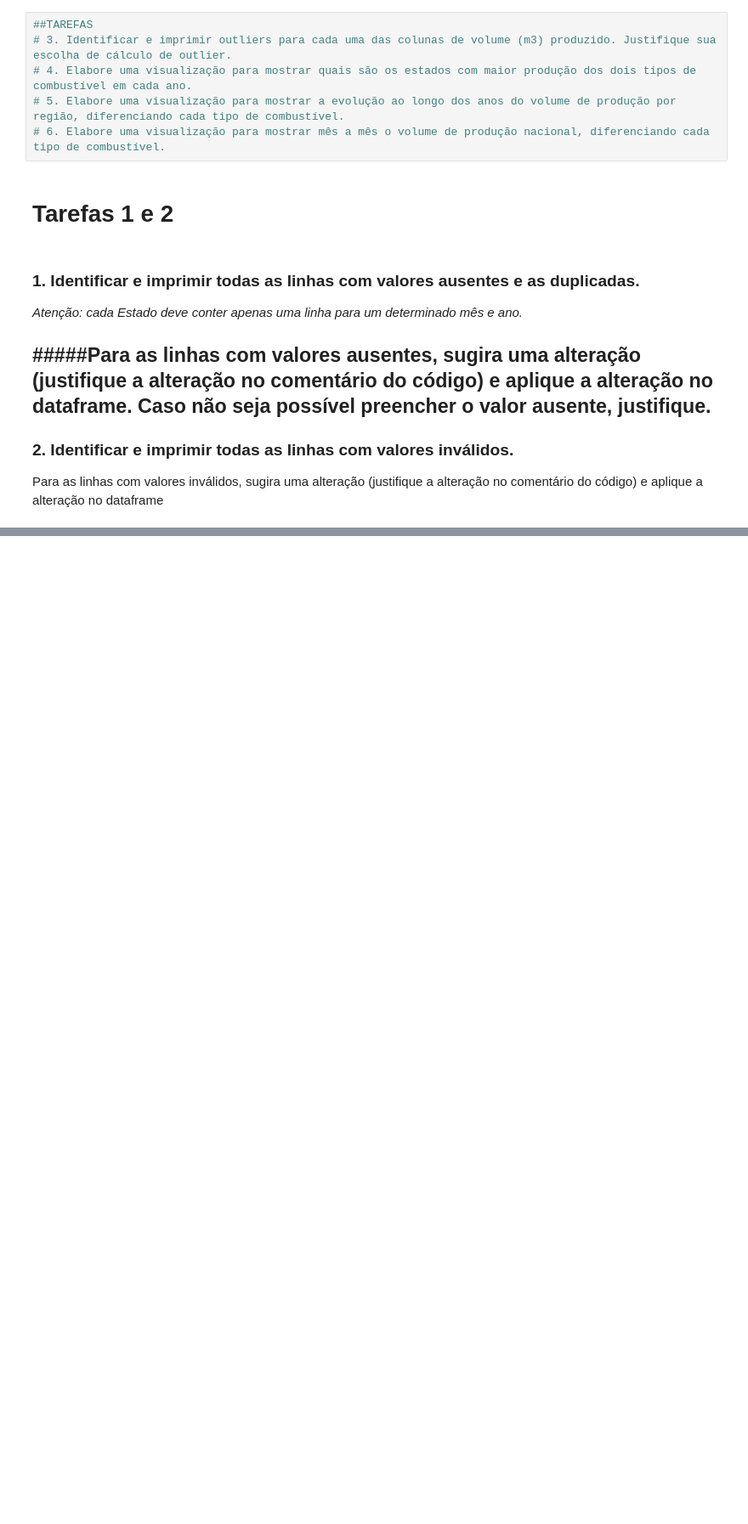
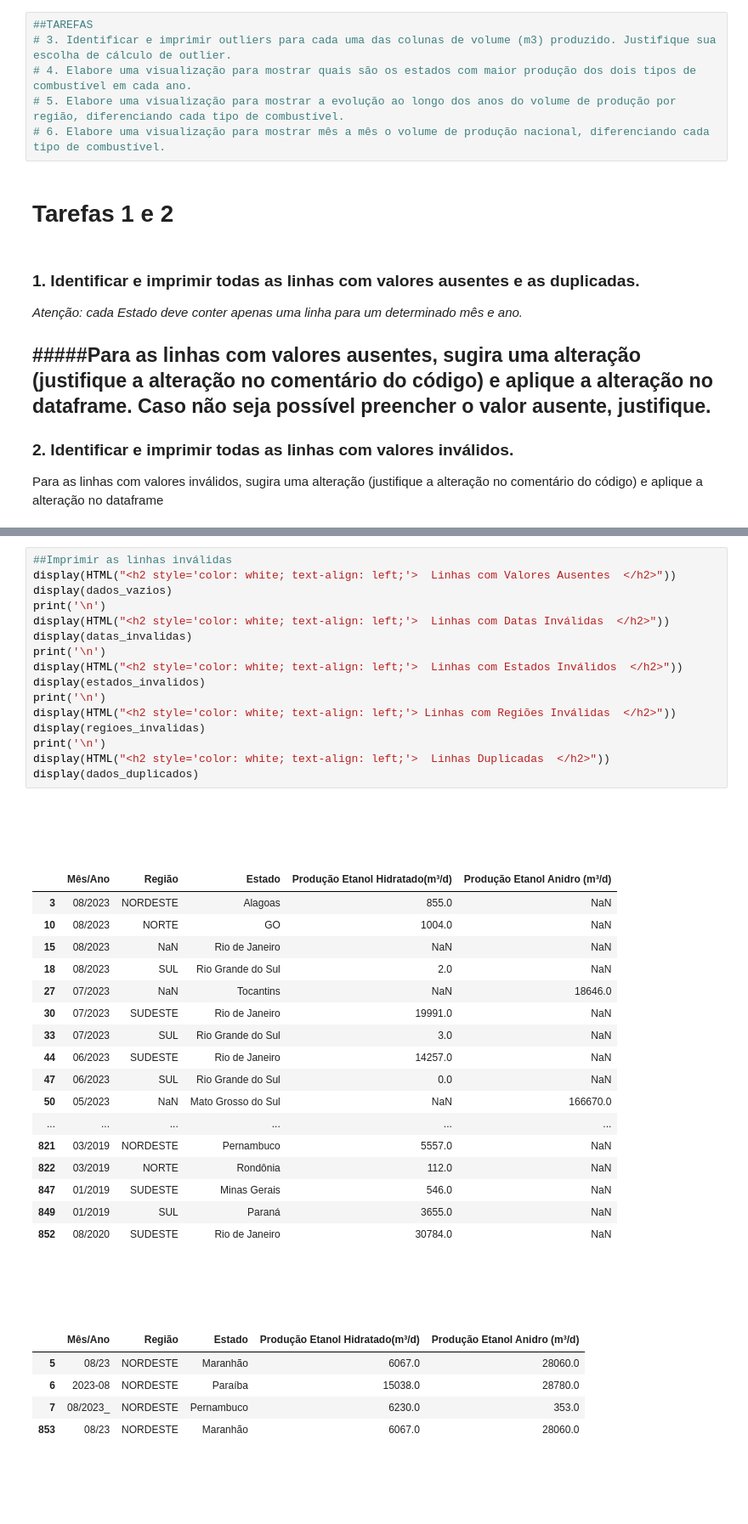
Before and after one commit to arthurt1/Projetos-de-Ci-ncias-de-Dados, a Jupyter notebook: AP2_Arthur_Thomé.ipynb, the cells around one changed output, grey strips where cells are left out. Shown at 85% size. Cells and saved outputs as stored; diff of their text form; blank space fills up the shorter version.

```diff
--- a/AP2_Arthur_Thomé.ipynb
+++ b/AP2_Arthur_Thomé.ipynb
@@ -185,0 +175,42 @@ Linhas Duplicadas no DataFrame
+# %%
+##Imprimir as linhas inválidas
+display(HTML("<h2 style='color: white; text-align: left;'>  Linhas com Valores Ausentes  </h2>"))
+display(dados_vazios)
+print('\n')
+display(HTML("<h2 style='color: white; text-align: left;'>  Linhas com Datas Inválidas  </h2>"))
+display(datas_invalidas)
+print('\n')
+display(HTML("<h2 style='color: white; text-align: left;'>  Linhas com Estados Inválidos  </h2>"))
+display(estados_invalidos)
+print('\n')
+display(HTML("<h2 style='color: white; text-align: left;'> Linhas com Regiões Inválidas  </h2>"))
+display(regioes_invalidas)
+print('\n')
+display(HTML("<h2 style='color: white; text-align: left;'>  Linhas Duplicadas  </h2>"))
+display(dados_duplicados)
+# %% [output]
+Linhas com Valores Ausentes
+|  | Mês/Ano | Região | Estado | Produção Etanol Hidratado(m³/d) | Produção Etanol Anidro (m³/d) |
+| 3 | 08/2023 | NORDESTE | Alagoas | 855.0 | NaN |
+| 10 | 08/2023 | NORTE | GO | 1004.0 | NaN |
+| 15 | 08/2023 | NaN | Rio de Janeiro | NaN | NaN |
+| 18 | 08/2023 | SUL | Rio Grande do Sul | 2.0 | NaN |
+| 27 | 07/2023 | NaN | Tocantins | NaN | 18646.0 |
+| 30 | 07/2023 | SUDESTE | Rio de Janeiro | 19991.0 | NaN |
+| 33 | 07/2023 | SUL | Rio Grande do Sul | 3.0 | NaN |
+| 44 | 06/2023 | SUDESTE | Rio de Janeiro | 14257.0 | NaN |
+| 47 | 06/2023 | SUL | Rio Grande do Sul | 0.0 | NaN |
+| 50 | 05/2023 | NaN | Mato Grosso do Sul | NaN | 166670.0 |
+| ... | ... | ... | ... | ... | ... |
+| 821 | 03/2019 | NORDESTE | Pernambuco | 5557.0 | NaN |
+| 822 | 03/2019 | NORTE | Rondônia | 112.0 | NaN |
+| 847 | 01/2019 | SUDESTE | Minas Gerais | 546.0 | NaN |
+| 849 | 01/2019 | SUL | Paraná | 3655.0 | NaN |
+| 852 | 08/2020 | SUDESTE | Rio de Janeiro | 30784.0 | NaN |
+Linhas com Datas Inválidas
+|  | Mês/Ano | Região | Estado | Produção Etanol Hidratado(m³/d) | Produção Etanol Anidro (m³/d) |
+| 5 | 08/23 | NORDESTE | Maranhão | 6067.0 | 28060.0 |
+| 6 | 2023-08 | NORDESTE | Paraíba | 15038.0 | 28780.0 |
+| 7 | 08/2023_ | NORDESTE | Pernambuco | 6230.0 | 353.0 |
+| 853 | 08/23 | NORDESTE | Maranhão | 6067.0 | 28060.0 |
+Linhas com Estados Inválidos
```
Also changed, not shown: parts of 7 cells of this notebook.
